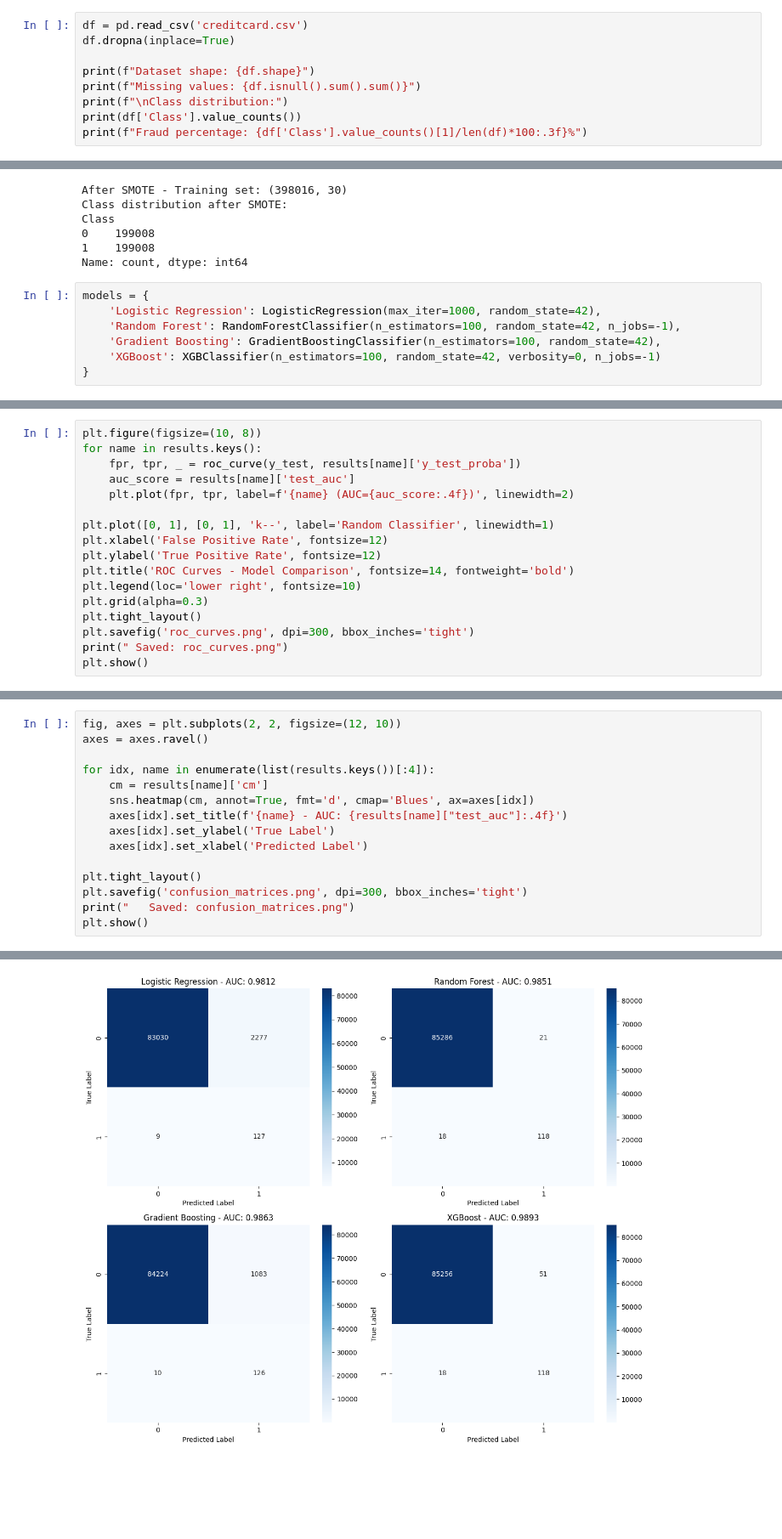
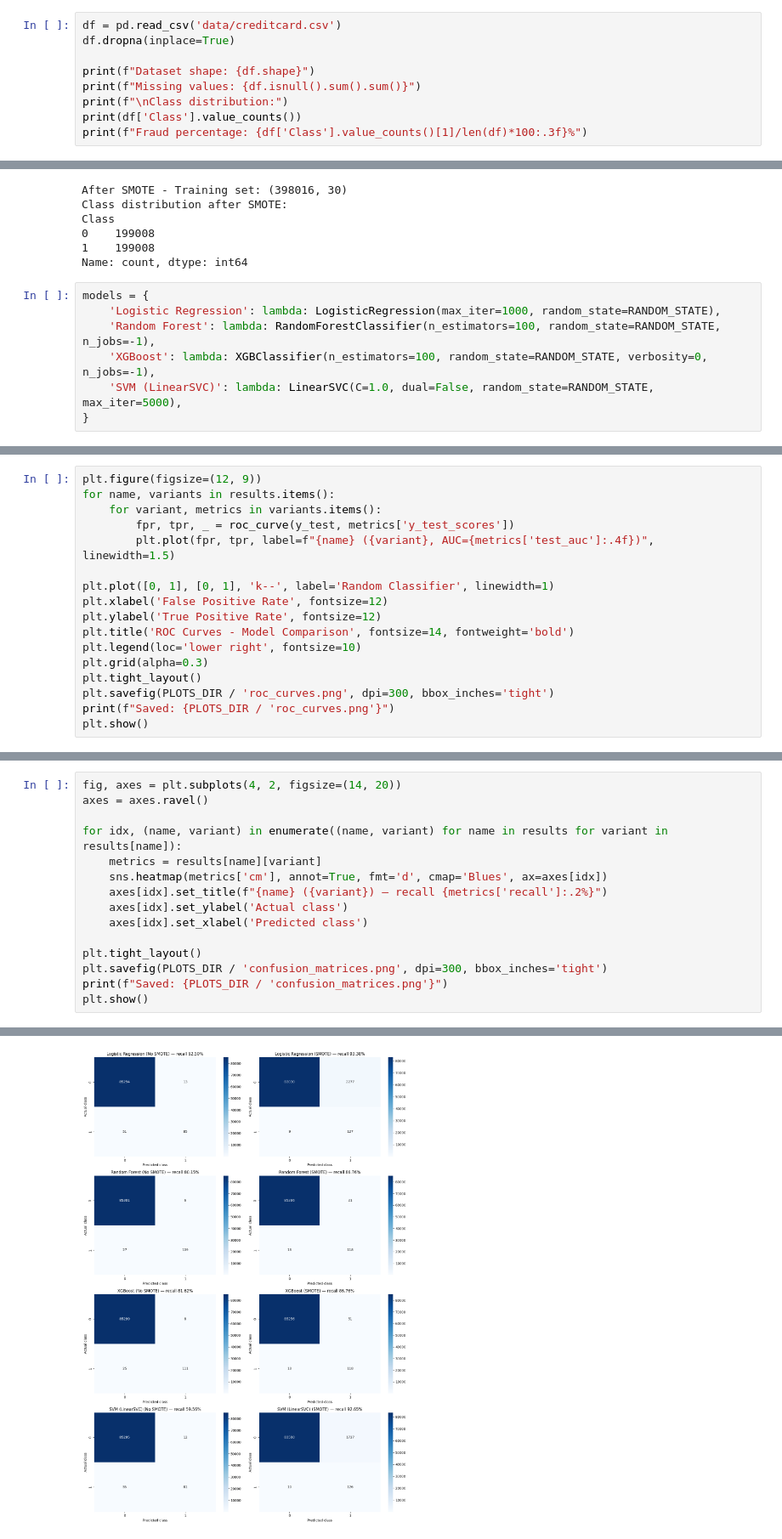
Before and after one commit to Roshni866/Credit_card_fraud_detection, a Jupyter notebook: credit_card_fraud_detection.ipynb, the cells around one changed output, grey strips where cells are left out. Shown at 85% size. Cells and saved outputs as stored; diff of their text form; blank space fills up the shorter version.

```diff
--- a/credit_card_fraud_detection.ipynb
+++ b/credit_card_fraud_detection.ipynb
@@ -18,5 +46,5 @@ warnings.filterwarnings('ignore')
 # %%
-df = pd.read_csv('creditcard.csv')
+df = pd.read_csv('data/creditcard.csv')
 df.dropna(inplace=True)
 
 print(f"Dataset shape: {df.shape}")
@@ -76,10 +104,10 @@ Class
 Name: count, dtype: int64
 # %%
 models = {
-    'Logistic Regression': LogisticRegression(max_iter=1000, random_state=42),
-    'Random Forest': RandomForestClassifier(n_estimators=100, random_state=42, n_jobs=-1),
-    'Gradient Boosting': GradientBoostingClassifier(n_estimators=100, random_state=42),
-    'XGBoost': XGBClassifier(n_estimators=100, random_state=42, verbosity=0, n_jobs=-1)
+    'Logistic Regression': lambda: LogisticRegression(max_iter=1000, random_state=RANDOM_STATE),
+    'Random Forest': lambda: RandomForestClassifier(n_estimators=100, random_state=RANDOM_STATE, n_jobs=-1),
+    'XGBoost': lambda: XGBClassifier(n_estimators=100, random_state=RANDOM_STATE, verbosity=0, n_jobs=-1),
+    'SVM (LinearSVC)': lambda: LinearSVC(C=1.0, dual=False, random_state=RANDOM_STATE, max_iter=5000),
 }
 # %%
 results = {}
@@ -167,9 +239,9 @@ print(f"  Specificity: {results[best_model_name]['specificity']:.4f}")
 # %%
-plt.figure(figsize=(10, 8))
-for name in results.keys():
-    fpr, tpr, _ = roc_curve(y_test, results[name]['y_test_proba'])
-    auc_score = results[name]['test_auc']
-    plt.plot(fpr, tpr, label=f'{name} (AUC={auc_score:.4f})', linewidth=2)
+plt.figure(figsize=(12, 9))
+for name, variants in results.items():
+    for variant, metrics in variants.items():
+        fpr, tpr, _ = roc_curve(y_test, metrics['y_test_scores'])
+        plt.plot(fpr, tpr, label=f"{name} ({variant}, AUC={metrics['test_auc']:.4f})", linewidth=1.5)
 
 plt.plot([0, 1], [0, 1], 'k--', label='Random Classifier', linewidth=1)
 plt.xlabel('False Positive Rate', fontsize=12)
@@ -178,7 +250,7 @@ plt.title('ROC Curves - Model Comparison', fontsize=14, fontweight='bold')
 plt.legend(loc='lower right', fontsize=10)
 plt.grid(alpha=0.3)
 plt.tight_layout()
-plt.savefig('roc_curves.png', dpi=300, bbox_inches='tight')
-print(" Saved: roc_curves.png")
+plt.savefig(PLOTS_DIR / 'roc_curves.png', dpi=300, bbox_inches='tight')
+print(f"Saved: {PLOTS_DIR / 'roc_curves.png'}")
 plt.show()
 # %% [output]
@@ -187,16 +259,16 @@ plt.show()
 # %%
-fig, axes = plt.subplots(2, 2, figsize=(12, 10))
+fig, axes = plt.subplots(4, 2, figsize=(14, 20))
 axes = axes.ravel()
 
-for idx, name in enumerate(list(results.keys())[:4]):
-    cm = results[name]['cm']
-    sns.heatmap(cm, annot=True, fmt='d', cmap='Blues', ax=axes[idx])
-    axes[idx].set_title(f'{name} - AUC: {results[name]["test_auc"]:.4f}')
-    axes[idx].set_ylabel('True Label')
-    axes[idx].set_xlabel('Predicted Label')
+for idx, (name, variant) in enumerate((name, variant) for name in results for variant in results[name]):
+    metrics = results[name][variant]
+    sns.heatmap(metrics['cm'], annot=True, fmt='d', cmap='Blues', ax=axes[idx])
+    axes[idx].set_title(f"{name} ({variant}) — recall {metrics['recall']:.2%}")
+    axes[idx].set_ylabel('Actual class')
+    axes[idx].set_xlabel('Predicted class')
 
 plt.tight_layout()
-plt.savefig('confusion_matrices.png', dpi=300, bbox_inches='tight')
-print("   Saved: confusion_matrices.png")
+plt.savefig(PLOTS_DIR / 'confusion_matrices.png', dpi=300, bbox_inches='tight')
+print(f"Saved: {PLOTS_DIR / 'confusion_matrices.png'}")
 plt.show()
 # %% [output]
@@ -204,2 +276,2 @@ plt.show()
-[figure, old version]
+[figure, new version]
 # %%
```
Also changed, not shown: parts of 12 cells of this notebook, 11 other files.
